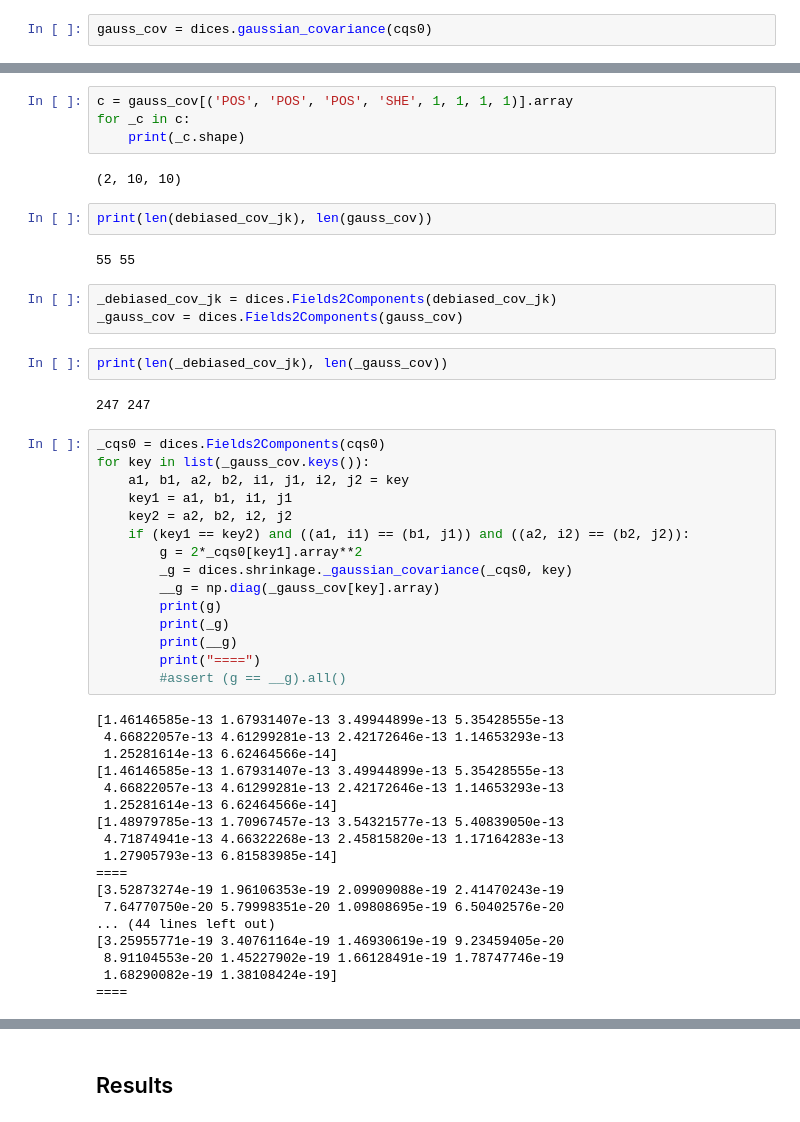
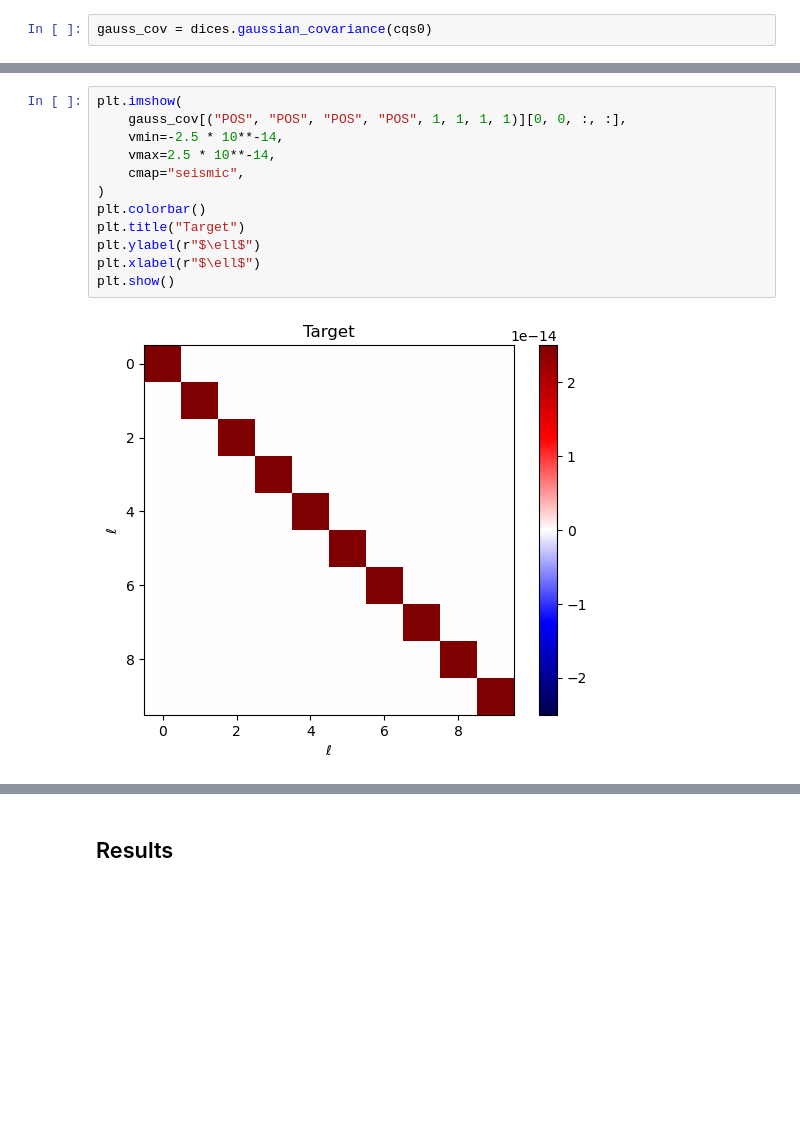
Before and after one commit to heracles-ec/heracles, a Jupyter notebook: examples/jackknife-covariance.ipynb, the cells around one changed output, grey strips where cells are left out. Saved outputs shown, nothing was run; the diff lists cells and outputs as text; blank space fills up the shorter version.

```diff
--- a/examples/jackknife-covariance.ipynb
+++ b/examples/jackknife-covariance.ipynb
@@ -332,50 +264,14 @@ __g.shape
-# %%
-c = gauss_cov[('POS', 'POS', 'POS', 'SHE', 1, 1, 1, 1)].array
-for _c in c:
-    print(_c.shape)
-# %% [output]
-(2, 10, 10)
-# %%
-print(len(debiased_cov_jk), len(gauss_cov))
-# %% [output]
-55 55
-# %%
-_debiased_cov_jk = dices.Fields2Components(debiased_cov_jk)
-_gauss_cov = dices.Fields2Components(gauss_cov)
-# %%
-print(len(_debiased_cov_jk), len(_gauss_cov))
-# %% [output]
-247 247
-# %%
-_cqs0 = dices.Fields2Components(cqs0)
-for key in list(_gauss_cov.keys()):
-    a1, b1, a2, b2, i1, j1, i2, j2 = key
-    key1 = a1, b1, i1, j1
-    key2 = a2, b2, i2, j2
-    if (key1 == key2) and ((a1, i1) == (b1, j1)) and ((a2, i2) == (b2, j2)):
-        g = 2*_cqs0[key1].array**2
-        _g = dices.shrinkage._gaussian_covariance(_cqs0, key)
-        __g = np.diag(_gauss_cov[key].array)
-        print(g)
-        print(_g)
-        print(__g)
-        print("====")
-        #assert (g == __g).all()
-# %% [output]
-[1.46146585e-13 1.67931407e-13 3.49944899e-13 5.35428555e-13
- 4.66822057e-13 4.61299281e-13 2.42172646e-13 1.14653293e-13
- 1.25281614e-13 6.62464566e-14]
-[1.46146585e-13 1.67931407e-13 3.49944899e-13 5.35428555e-13
- 4.66822057e-13 4.61299281e-13 2.42172646e-13 1.14653293e-13
- 1.25281614e-13 6.62464566e-14]
-[1.48979785e-13 1.70967457e-13 3.54321577e-13 5.40839050e-13
- 4.71874941e-13 4.66322268e-13 2.45815820e-13 1.17164283e-13
- 1.27905793e-13 6.81583985e-14]
-====
-[3.52873274e-19 1.96106353e-19 2.09909088e-19 2.41470243e-19
- 7.64770750e-20 5.79998351e-20 1.09808695e-19 6.50402576e-20
-... (44 lines left out)
-[3.25955771e-19 3.40761164e-19 1.46930619e-19 9.23459405e-20
- 8.91104553e-20 1.45227902e-19 1.66128491e-19 1.78747746e-19
- 1.68290082e-19 1.38108424e-19]
-====
+# %%
+plt.imshow(
+    gauss_cov[("POS", "POS", "POS", "POS", 1, 1, 1, 1)][0, 0, :, :],
+    vmin=-2.5 * 10**-14,
+    vmax=2.5 * 10**-14,
+    cmap="seismic",
+)
+plt.colorbar()
+plt.title("Target")
+plt.ylabel(r"$\ell$")
+plt.xlabel(r"$\ell$")
+plt.show()
+# %% [output]
+[figure, added]
```
Also changed, not shown: parts of 17 cells of this notebook, 3 other files.
